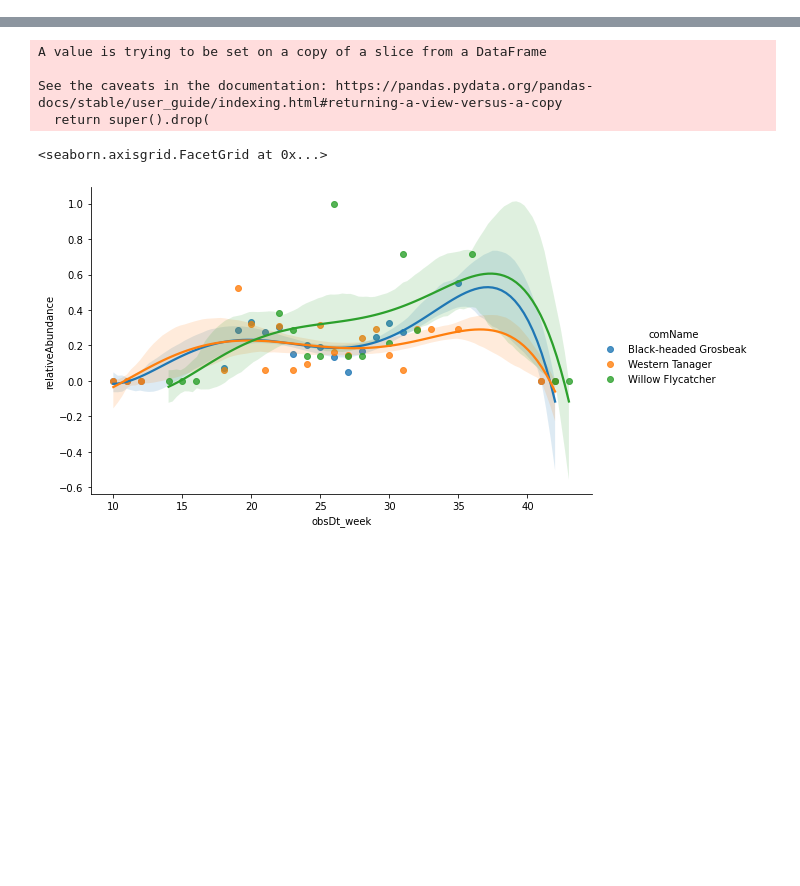
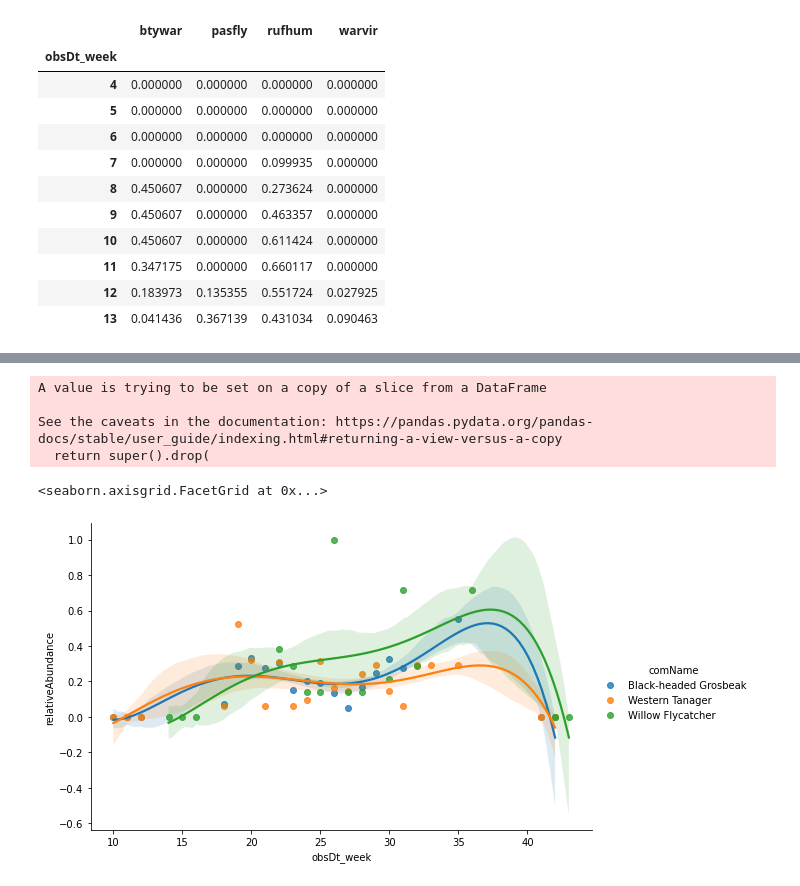
Before and after one commit to Tanag3r/trailheadDirect_birds, a Jupyter notebook: trailheadHabitat_analysis.ipynb, the cells around one changed output, grey strips where cells are left out. Cells and saved outputs as stored; diff of their text form; code cells hidden in the pictures; blank space fills up the shorter version.

Commit message:
progress on interpolation network

```diff
--- a/trailheadHabitat_analysis.ipynb
+++ b/trailheadHabitat_analysis.ipynb
@@ -121 +124,38 @@ See the caveats in the documentation: https://pandas.pydata.org/pandas-docs/stab
+# %%
+#interpolation testing
+##TODO #87 turn block into a function that takes relative abundance values as and returns a list of like birds with the best interpolation method as an r2 score
+speciesKeys = model___springSummer.drop_duplicates(subset=['speciesCode'])
+helpList = []
+weekSeries = pd.DataFrame(range(1,53),columns=['week'])
+for speciesCode in speciesKeys.itertuples():
+    winterGuy = model___springSummer[model___springSummer['speciesCode']== speciesCode.speciesCode]
+    winterGuy = winterGuy[['obsDt_week','relativeAbundance']].set_index('obsDt_week')
+    winterGuy = winterGuy.interpolate(method='cubic',order=3,limit=5,limit_direction='both')
+#normalize
+    winterGuy_max = winterGuy['relativeAbundance'].max()
+    winterGuy_min = winterGuy['relativeAbundance'].min()
+    winterGuy['relativeAbundance'] = winterGuy['relativeAbundance'].apply(lambda n: ((n-winterGuy_min)/(winterGuy_max-winterGuy_min)))
+    winterGuy.rename(columns={'relativeAbundance':f'{speciesCode.speciesCode}_cubic_3'},inplace=True)
+    helpList.append(winterGuy)
+    #results = pd.merge(right=weekSeries,right_on='week',left=winterGuy,left_on='obsDt_week',how='left')
+results = pd.concat(helpList,axis=1)
+results = results.fillna(value=0,axis=0)
+#results = results.fillna(method='ffill',axis=0)
+results.head(10)
+
+##goal output for this function is a dictionary:
+#goals = ({'leadSpecies':'pasfly','method':'polynomial','order':3,'explains':[{'btywar':-1.059640118399928},{'rufhum':-0.04706819541929441},{'warvir':0.4480046324671728}]})
+# %% [output]
+|  | btywar | pasfly | rufhum | warvir |
+| obsDt_week |  |  |  |  |
+| 4 | 0.000000 | 0.000000 | 0.000000 | 0.000000 |
+| 5 | 0.000000 | 0.000000 | 0.000000 | 0.000000 |
+| 6 | 0.000000 | 0.000000 | 0.000000 | 0.000000 |
+| 7 | 0.000000 | 0.000000 | 0.099935 | 0.000000 |
+| 8 | 0.450607 | 0.000000 | 0.273624 | 0.000000 |
+| 9 | 0.450607 | 0.000000 | 0.463357 | 0.000000 |
+| 10 | 0.450607 | 0.000000 | 0.611424 | 0.000000 |
+| 11 | 0.347175 | 0.000000 | 0.660117 | 0.000000 |
+| 12 | 0.183973 | 0.135355 | 0.551724 | 0.027925 |
+| 13 | 0.041436 | 0.367139 | 0.431034 | 0.090463 |
 # %%
```
Also changed, not shown: parts of 10 cells of this notebook.
